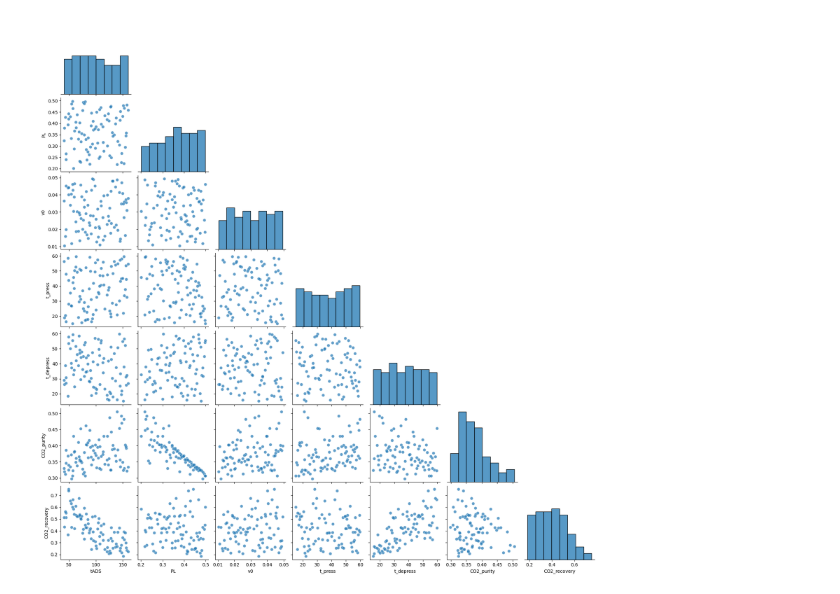
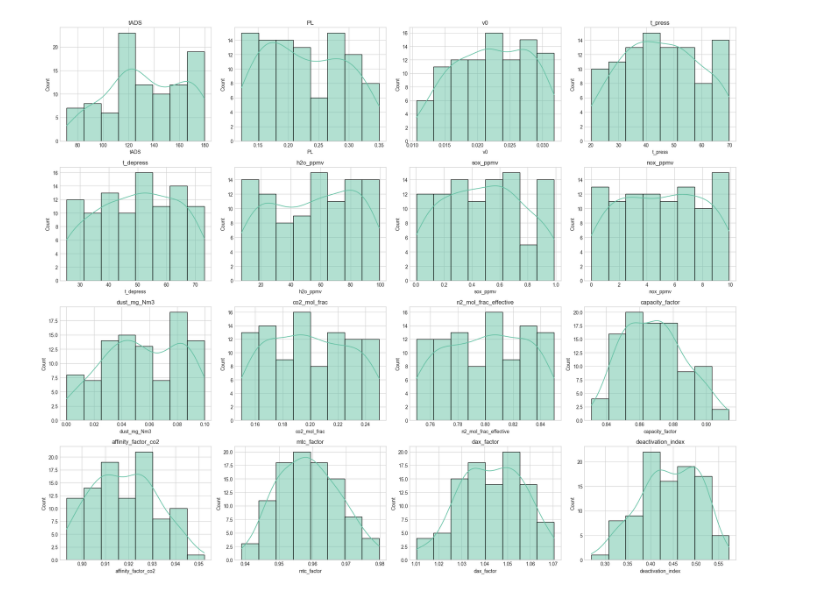
Before and after one commit to chris778886/mf, a Jupyter notebook: model/preprocessing.ipynb, the cells around one changed output. Cells and saved outputs as stored; diff of their text form; code cells hidden in the pictures.

```diff
--- a/model/preprocessing.ipynb
+++ b/model/preprocessing.ipynb
@@ -122,12 +242,17 @@ plt.show()
-# %%
-# 변수 전체의 분포와 쌍별 관계를 pairplot으로 확인
-sns.pairplot(
-    df_clean[eda_cols],
-    diag_kind='hist',
-    corner=True,
-    plot_kws={'alpha': 0.7, 's': 45}
-)
-plt.show()
-# %% [output]
-[figure, removed]
+# %%
+# EDA 2: univariate distributions for all requested inputs
+fig, axes = plt.subplots(4, 4, figsize=(20, 16))
+axes = axes.flatten()
+
+for ax, col in zip(axes, input_cols):
+    sns.histplot(df_clean[col], kde=True, ax=ax)
+    ax.set_title(col)
+
+for ax in axes[len(input_cols):]:
+    ax.axis('off')
+
+plt.tight_layout()
+plt.show()
+# %% [output]
+[figure, added]
 # %%
```
Also changed, not shown: parts of 22 cells of this notebook, 9 other files.
